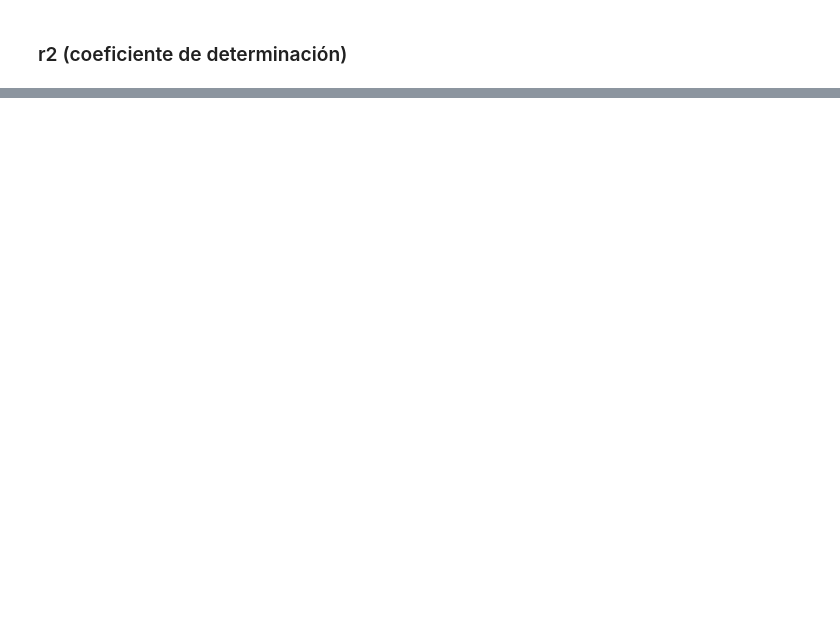
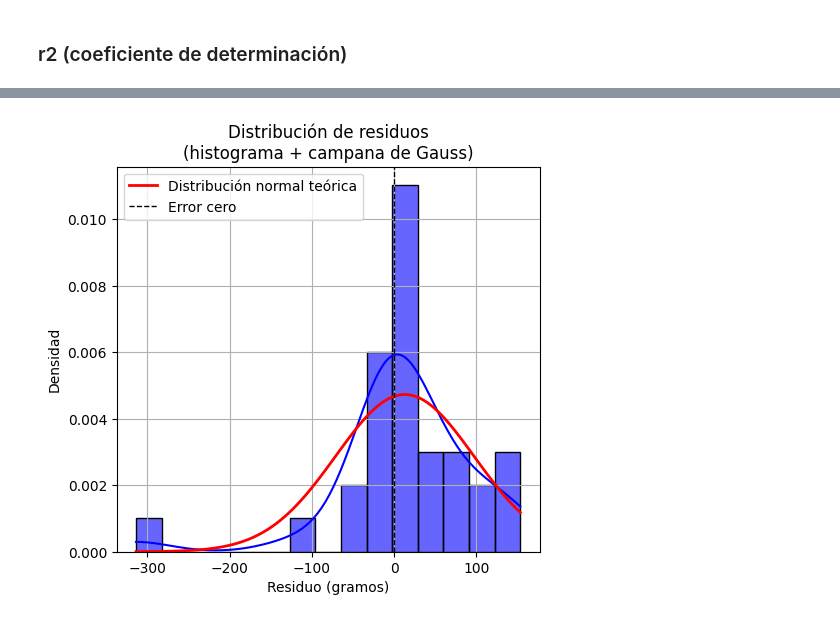
Before and after one commit to LuisAngel034/Peso-de-Peces, a Jupyter notebook: practica.ipynb, the cells around one changed output, grey strips where cells are left out. Cells and saved outputs as stored; diff of their text form; code cells hidden in the pictures; blank space fills up the shorter version.

```diff
--- a/practica.ipynb
+++ b/practica.ipynb
@@ -234,11 +241,11 @@ Características finales (consenso):
 ### Entrenamiento del modelo final (usando solo las variables seleccionadas)
 # %%
 # Filtramos los conjuntos de entrenamiento y prueba
-X_train_final = X_train_scaled[consenso]
-X_test_final  = X_test_scaled[consenso]
+X_train_final = X_train_scaled[features_final]
+X_test_final  = X_test_scaled[features_final]
 # %% [markdown]
  ### Modelo Ridge
 # %%
-modelo_final = Ridge(alpha=1.0)
-modelo_final.fit(X_train_final, y_train)
+rfr_final = RandomForestRegressor(n_estimators=100, random_state=42)
+rfr_final.fit(X_train_final, y_train)
 # %% [output]
@@ -246,12 +253,6 @@ Ridge()
 # %% [markdown]
 ### Predicción
 # %%
-import numpy as np
-
-y_pred = modelo_final.predict(X_test_final)
-
-# Cambiar predicciones negativas a cero
-y_pred = np.clip(y_pred, 0, None)
-
-print(y_pred)
+y_pred_rf = rfr_final.predict(X_test_final)
+y_pred_rf
 # %% [output]
@@ -308,0 +355,3 @@ joblib.dump(paquete_modelo, "modelo_peso_peces.pkl")
+# %%
+residuos = y_test - y_pred_rf
+residuos
@@ -308,0 +376,19 @@ joblib.dump(paquete_modelo, "modelo_peso_peces.pkl")
+# %%
+plt.figure(figsize=(12, 5))
+
+# Histograma + curva normal teórica
+plt.subplot(1, 2, 1)
+sns.histplot(residuos, kde=True, stat='density', bins=15, color='blue', alpha=0.6)
+mu = residuos.mean()
+sigma = residuos.std()
+x = np.linspace(residuos.min(), residuos.max(), 100)
+plt.plot(x, (1/(sigma*np.sqrt(2*np.pi))) * np.exp(-0.5*((x-mu)/sigma)**2),
+         color='red', linewidth=2, label='Distribución normal teórica')
+plt.axvline(x=0, color='black', linestyle='--', linewidth=1, label='Error cero')
+plt.xlabel('Residuo (gramos)')
+plt.ylabel('Densidad')
+plt.title('Distribución de residuos\n(histograma + campana de Gauss)')
+plt.legend()
+plt.grid(True)
+# %% [output]
+[figure, added]
```
Also changed, not shown: parts of 45 cells of this notebook.
